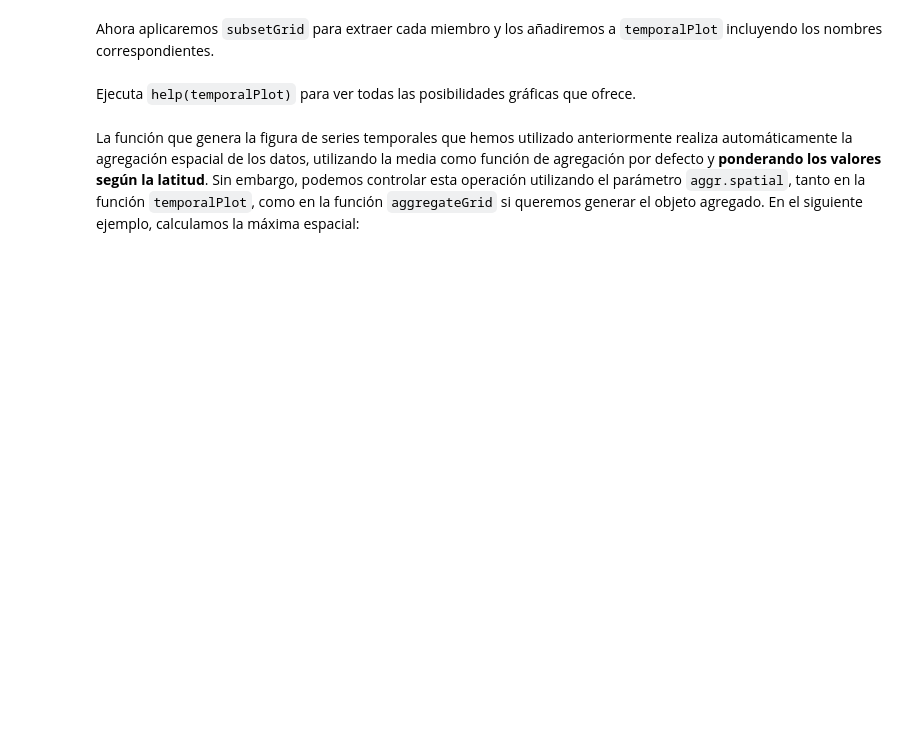
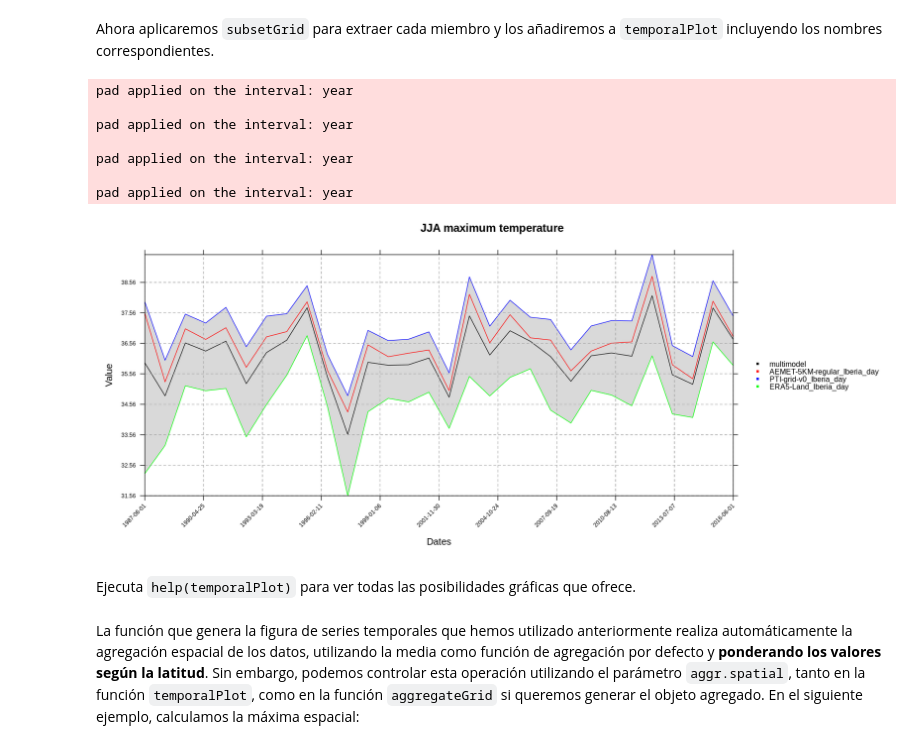
Before and after one commit to SantanderMetGroup/PTI-Clima-Datalab, a Jupyter notebook: Notebooks/R/intercomp_rejillas_obs_R.ipynb, the cells around one changed output. Drawn from its saved outputs; the diff is of its cells as text; code cells hidden in the pictures; blank space fills up the shorter version.

```diff
--- a/Notebooks/R/intercomp_rejillas_obs_R.ipynb
+++ b/Notebooks/R/intercomp_rejillas_obs_R.ipynb
@@ -402,11 +517,20 @@ Ahora aplicaremos `subsetGrid` para extraer cada miembro y los añadiremos a `te
 # %%
 independent.members <- lapply(1:length(datasets$dataset), function(i) subsetGrid(tasmax.jja.grid.max.masked, members = i))
 
 temporalPlot("multimodel" = tasmax.jja.grid.max.masked,
              "AEMET-5KM-regular_Iberia_day" = independent.members[[1]],
-             "PTI-grid-v0_Iberia_day" = independent.members[[3]],
-             "ERA5-Land_Iberia_day" = independent.members[[4]],
+             "PTI-grid-v0_Iberia_day" = independent.members[[2]],
+             "ERA5-Land_Iberia_day" = independent.members[[3]],
              xyplot.custom = list(main = "JJA maximum temperature"))
+# %% [output]
+pad applied on the interval: year
+
+pad applied on the interval: year
+
+pad applied on the interval: year
+
+pad applied on the interval: year
+[figure, added]
 # %% [markdown]
 Ejecuta `help(temporalPlot)` para ver todas las posibilidades gráficas que ofrece.
 # %% [markdown]
```
Also changed, not shown: parts of 24 cells of this notebook, 1 other file.
